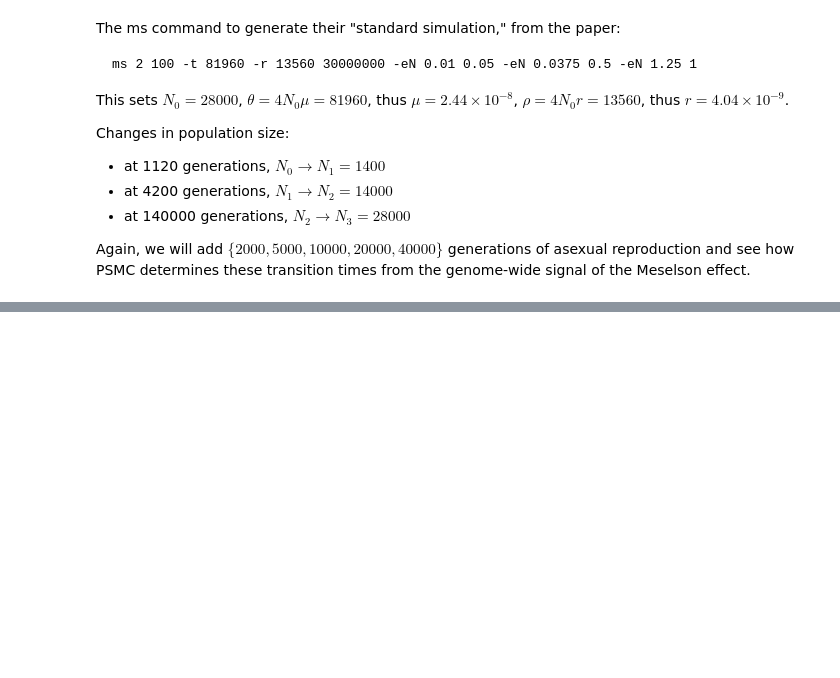
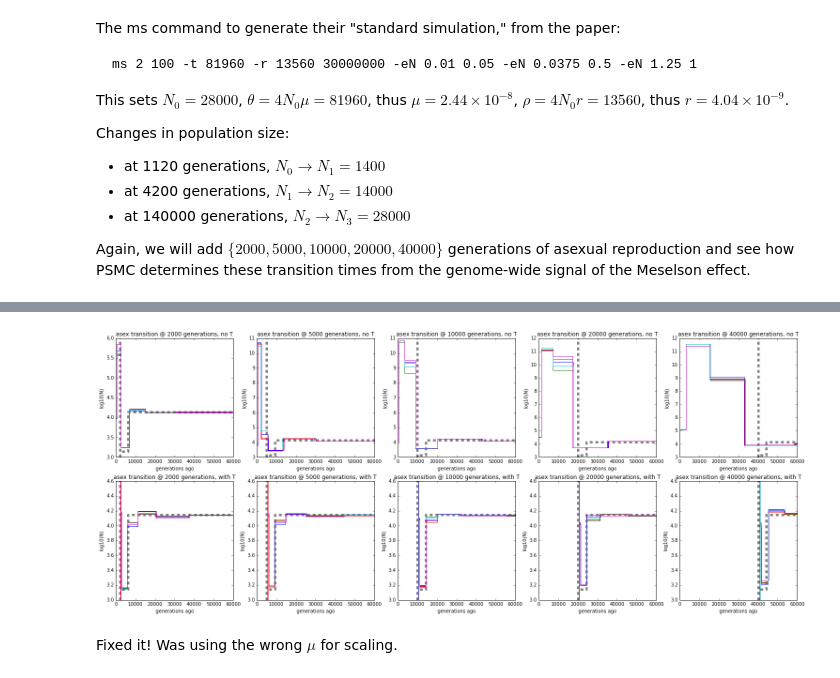
Before and after one commit to ammodramus/tsmc, a Jupyter notebook: snail_sims.ipynb, the cells around one changed output, grey strips where cells are left out. Saved outputs shown, nothing was run; the diff lists cells and outputs as text; code cells hidden in the pictures; blank space fills up the shorter version.

```diff
--- a/snail_sims.ipynb
+++ b/snail_sims.ipynb
@@ -1108,0 +1316,40 @@ scp sim_ms_commands_standard_assembly.txt peter@ammodramus:/tmp/
+# %%
+###### plot the standard-sim, assembly-specific simulations
+
+fig, axes = plt.subplots(nrows=2,ncols=len(asexGens), figsize = (26,10))
+for colIdx, asexGen in enumerate(asexGens):
+    # first row: no T
+    datp = stdAssemCheckDat.loc[(stdAssemCheckDat['asex'] == asexGen) & (np.isnan(stdAssemCheckDat['divtime'])),:]
+    axis = axes[0, colIdx]
+    plot_psmc(axis, trueTs, trueNs, asexGen, color='gray', lw=5, ls='dashed')
+    for rowIdx in xrange(datp.shape[0]):
+        maxi = int(datp.ix[rowIdx,'maxi'])
+        ts = datp.ix[rowIdx,'t0':('t{}'.format(maxi))]
+        lambdas = datp.ix[rowIdx, 'lambda0':('lambda{}'.format(maxi))]
+        divtime = datp.ix[rowIdx, 'divtime']
+        if np.isnan(divtime):
+            divtime = None
+        plot_psmc(axis, ts, lambdas, divtime, maxt = 60000)
+        axis.set_title('asex transition @ {} generations, no T'.format(asexGen))
+        axis.set_xlabel('generations ago')
+        axis.set_ylabel('log10(N)')
+    # second row: T
+    datp = stdAssemCheckDat.loc[(stdAssemCheckDat['asex'] == asexGen) & (~np.isnan(stdAssemCheckDat['divtime'])),:]
+    axis = axes[1, colIdx]
+    plot_psmc(axis, trueTs, trueNs, asexGen, color='gray', lw=5, ls='dashed')
+    for rowIdx in xrange(datp.shape[0]):
+        maxi = int(datp.ix[rowIdx,'maxi'])
+        ts = datp.ix[rowIdx,'t0':('t{}'.format(maxi))]
+        lambdas = datp.ix[rowIdx, 'lambda0':('lambda{}'.format(maxi))]
+        divtime = datp.ix[rowIdx, 'divtime']
+        if np.isnan(divtime):
+            divtime = None
+        plot_psmc(axis, ts, lambdas, divtime, maxt = 60000)
+        # add true divergence time
+        axis.set_title('asex transition @ {} generations, with T'.format(asexGen))
+        axis.set_xlabel('generations ago')
+        axis.set_ylabel('log10(N)')
+# %% [output]
+[figure, added]
+# %% [markdown]
+Fixed it! Was using the wrong $\mu$ for scaling.
```
Also changed, not shown: parts of 11 cells of this notebook.
